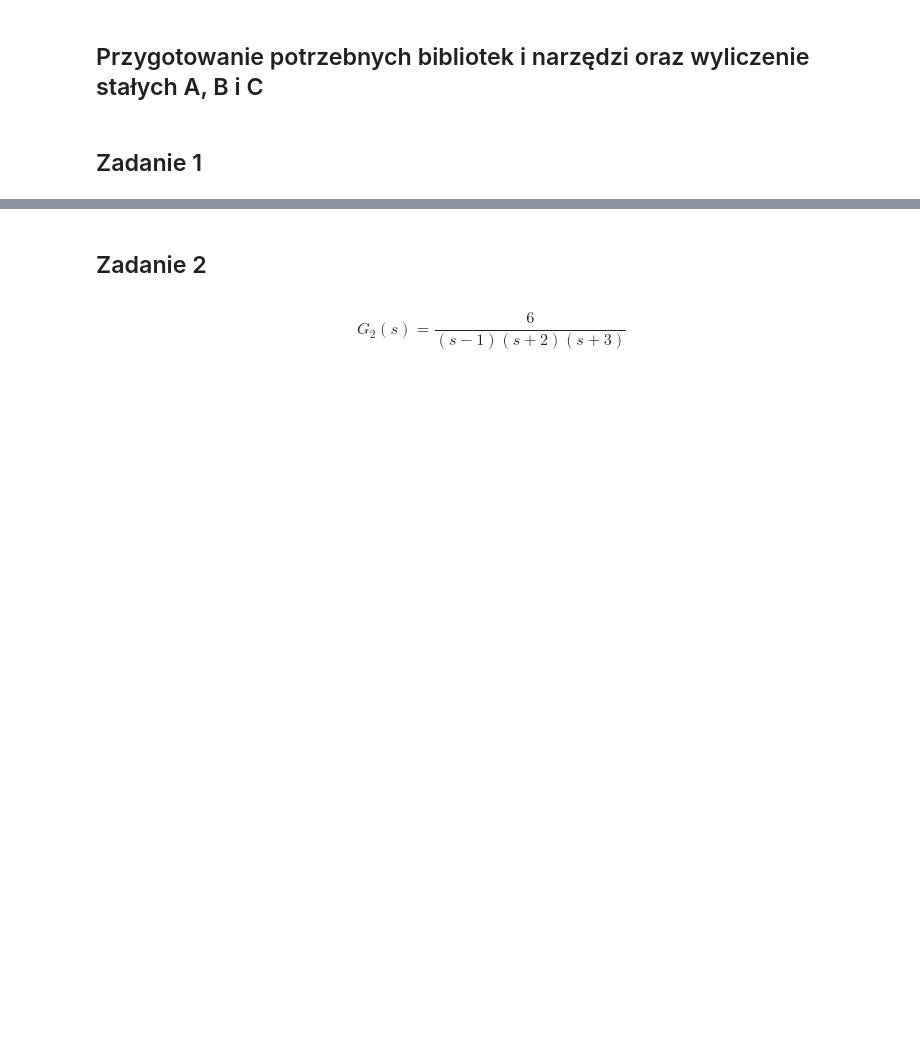
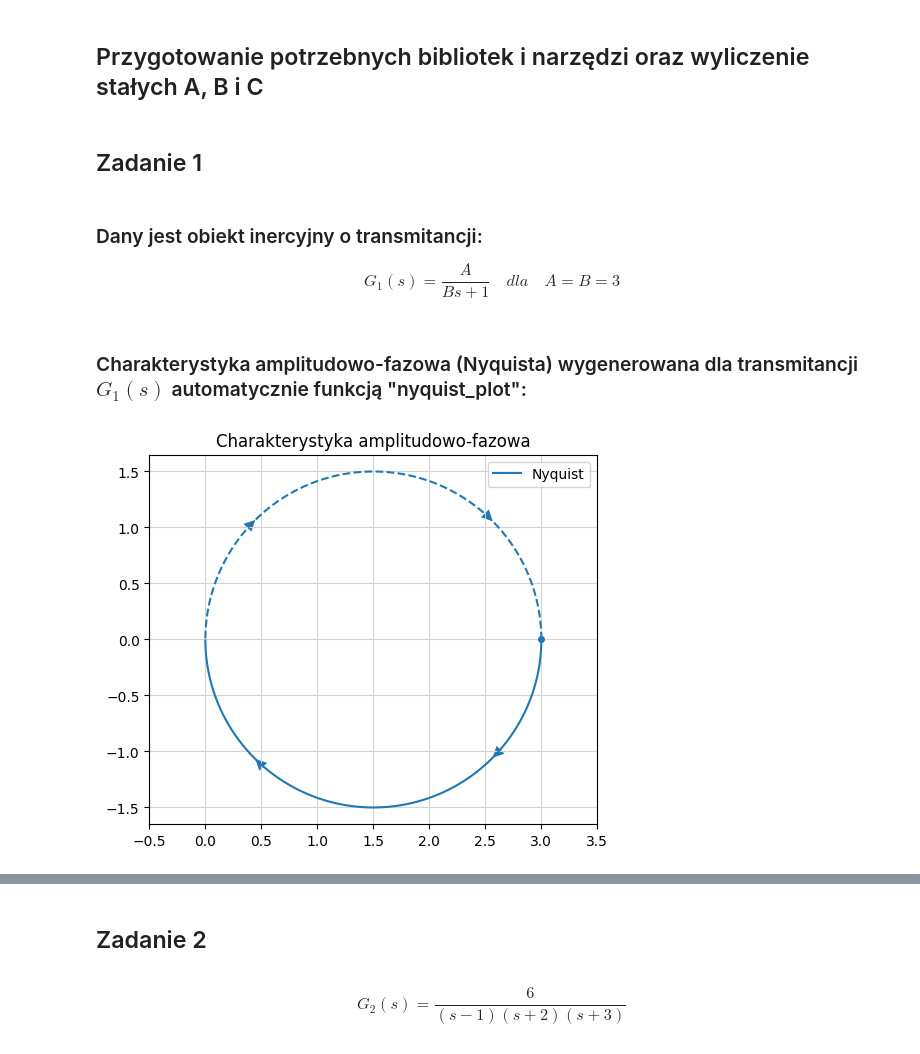
Before and after one commit to iwonieevo/TR-Projekt, a Jupyter notebook: proj_2.ipynb, the cells around one changed output, grey strips where cells are left out. Drawn from its saved outputs; the diff is of its cells as text; code cells hidden in the pictures; blank space fills up the shorter version.

```diff
--- a/proj_2.ipynb
+++ b/proj_2.ipynb
@@ -21,3 +22,26 @@ A, B = 3, 3
 C = A + B
 # %% [markdown]
 ## Zadanie 1
+# %% [markdown]
+### Dany jest obiekt inercyjny o transmitancji:
+$$
+G_1(s)=\frac{A}{Bs+1} \quad dla \quad A=B=3
+$$
+# %%
+g = ctrl.TransferFunction([A], [B, 1])
+# %% [markdown]
+### Charakterystyka amplitudowo-fazowa (Nyquista) wygenerowana dla transmitancji $G_1(s)$ automatycznie funkcją "nyquist_plot":
+# %%
+fig, ax = plt.subplots()
+
+ctrl.nyquist_plot(g, ax=ax, label='Nyquist')
+
+ax.set_title('Charakterystyka amplitudowo-fazowa')
+ax.set_aspect('equal')
+ax.set_xlim(-0.5, 3.5)
+ax.legend()
+ax.set_xlabel('')
+ax.set_ylabel('')
+plt.show()
+# %% [output]
+[figure, added]
```
Also changed, not shown: parts of 6 cells of this notebook.
